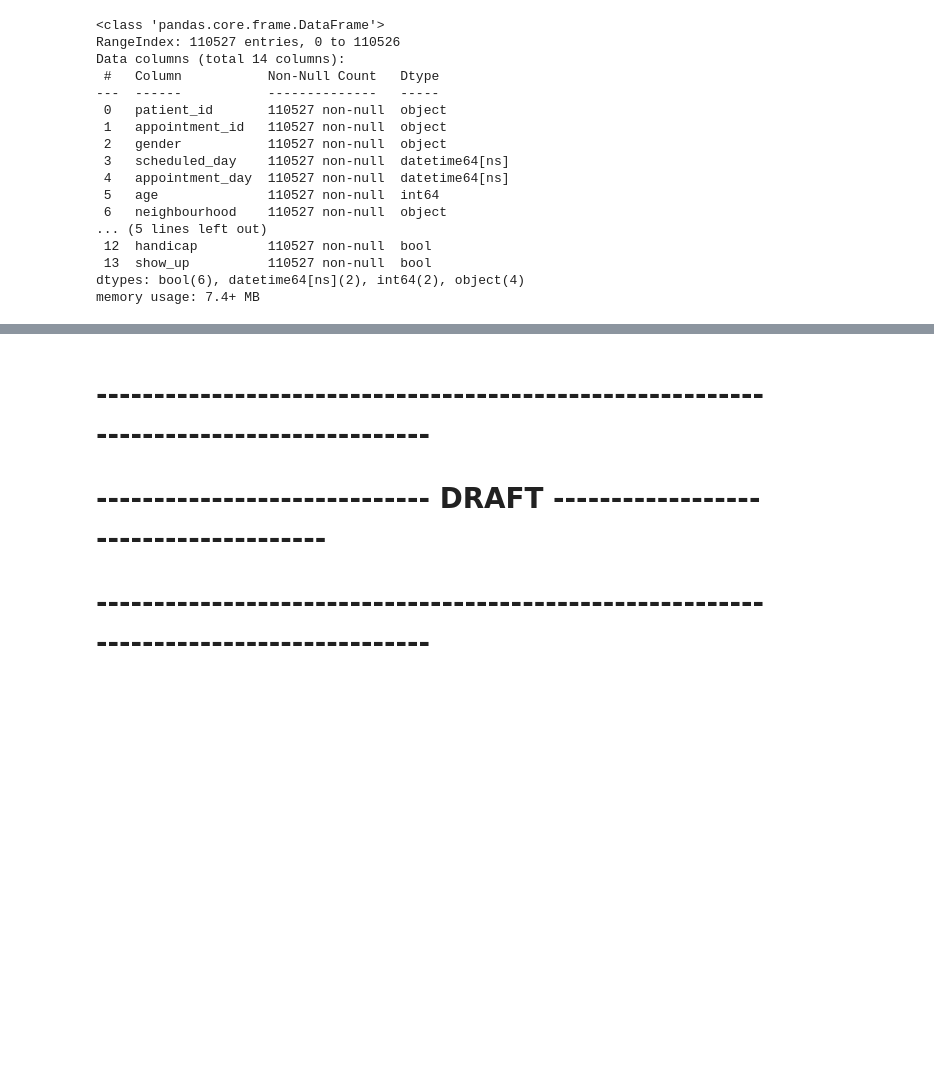
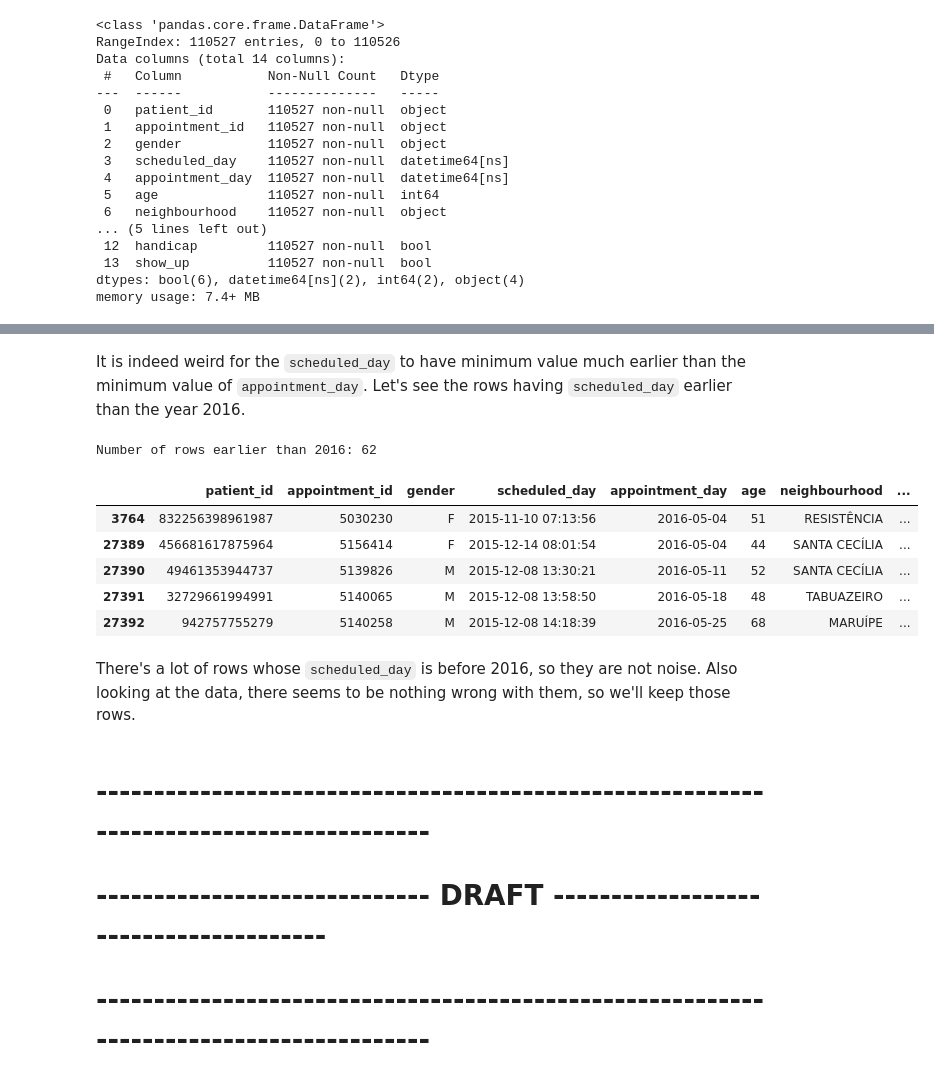
Before and after one commit to fletchersarip93/medical-appointment-no-show-data-analysis, a Jupyter notebook: Investigation_of_No_Show_Appointments_Data.ipynb, the cells around one changed output, grey strips where cells are left out. Saved outputs shown, nothing was run; the diff lists cells and outputs as text; code cells hidden in the pictures; blank space fills up the shorter version.

```diff
--- a/Investigation_of_No_Show_Appointments_Data.ipynb
+++ b/Investigation_of_No_Show_Appointments_Data.ipynb
@@ -400,3 +547,21 @@ memory usage: 7.4+ MB
+# %% [markdown]
+It is indeed weird for the `scheduled_day` to have minimum value much earlier than the minimum value of `appointment_day`. Let's see the rows having `scheduled_day` earlier than the year 2016.
+# %%
+earlier_than_2016 = df.scheduled_day.dt.year < 2016
+print(f'Number of rows earlier than 2016: {sum(earlier_than_2016)}')
+# %% [output]
+Number of rows earlier than 2016: 62
+# %%
+df[earlier_than_2016].head()
+# %% [output]
+|  | patient_id | appointment_id | gender | scheduled_day | appointment_day | age | neighbourhood | ... |
+| 3764 | 832256398961987 | 5030230 | F | 2015-11-10 07:13:56 | 2016-05-04 | 51 | RESISTÊNCIA | ... |
+| 27389 | 456681617875964 | 5156414 | F | 2015-12-14 08:01:54 | 2016-05-04 | 44 | SANTA CECÍLIA | ... |
+| 27390 | 49461353944737 | 5139826 | M | 2015-12-08 13:30:21 | 2016-05-11 | 52 | SANTA CECÍLIA | ... |
+| 27391 | 32729661994991 | 5140065 | M | 2015-12-08 13:58:50 | 2016-05-18 | 48 | TABUAZEIRO | ... |
+| 27392 | 942757755279 | 5140258 | M | 2015-12-08 14:18:39 | 2016-05-25 | 68 | MARUÍPE | ... |
+# %% [markdown]
+There's a lot of rows whose `scheduled_day` is before 2016, so they are not noise. Also looking at the data, there seems to be nothing wrong with them, so we'll keep those rows.
 # %% [markdown]
 # ---------------------------------------------------------------------------------------
 # ----------------------------- DRAFT --------------------------------------
```
Also changed, not shown: parts of 34 cells of this notebook.
